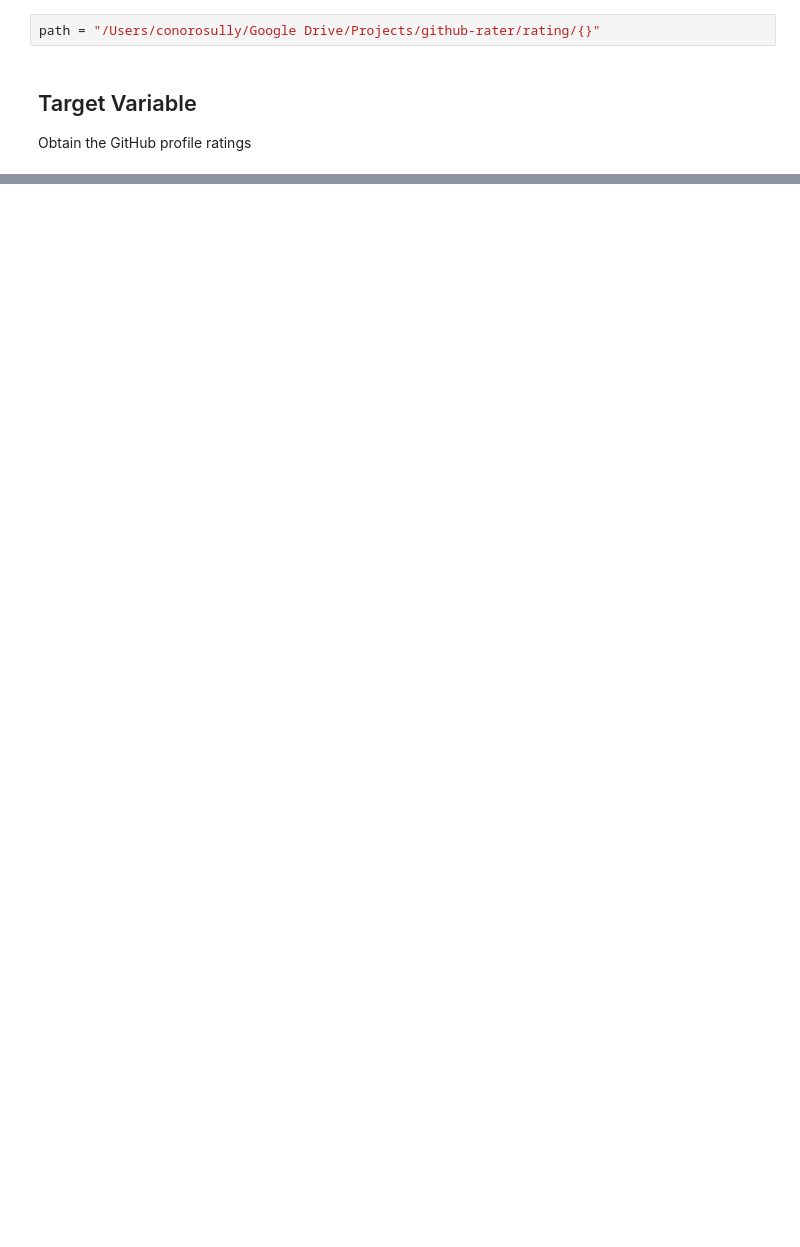
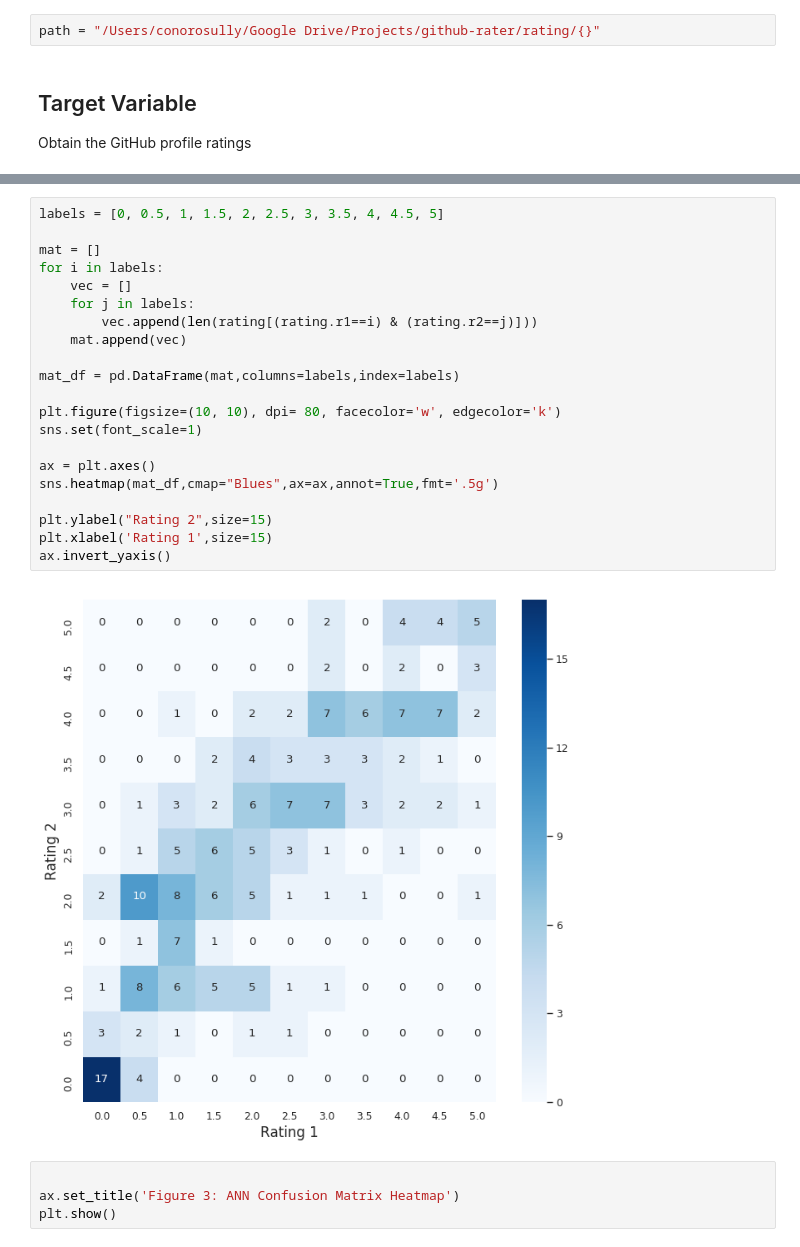
Before and after one commit to conorosully/git-rater, a Jupyter notebook: src/feature_engineering.ipynb, the cells around one changed output, grey strips where cells are left out. Drawn from its saved outputs; the diff is of its cells as text; blank space fills up the shorter version.

```diff
--- a/src/feature_engineering.ipynb
+++ b/src/feature_engineering.ipynb
@@ -138,2 +97,29 @@ vincenzobaz - 3
+# %%
+labels = [0, 0.5, 1, 1.5, 2, 2.5, 3, 3.5, 4, 4.5, 5]
+
+mat = []
+for i in labels:
+    vec = []
+    for j in labels:
+        vec.append(len(rating[(rating.r1==i) & (rating.r2==j)]))
+    mat.append(vec)
+
+mat_df = pd.DataFrame(mat,columns=labels,index=labels)
+
+plt.figure(figsize=(10, 10), dpi= 80, facecolor='w', edgecolor='k')
+sns.set(font_scale=1)
+
+ax = plt.axes()
+sns.heatmap(mat_df,cmap="Blues",ax=ax,annot=True,fmt='.5g')
+
+plt.ylabel("Rating 2",size=15)
+plt.xlabel('Rating 1',size=15)
+ax.invert_yaxis()
+# %% [output]
+[figure, added]
+# %%
+
+ax.set_title('Figure 3: ANN Confusion Matrix Heatmap')
+plt.show()
 # %%
 rating['diff'] = abs(rating.r1-rating.r2)
```
Also changed, not shown: parts of 14 cells of this notebook, 1 other file.
